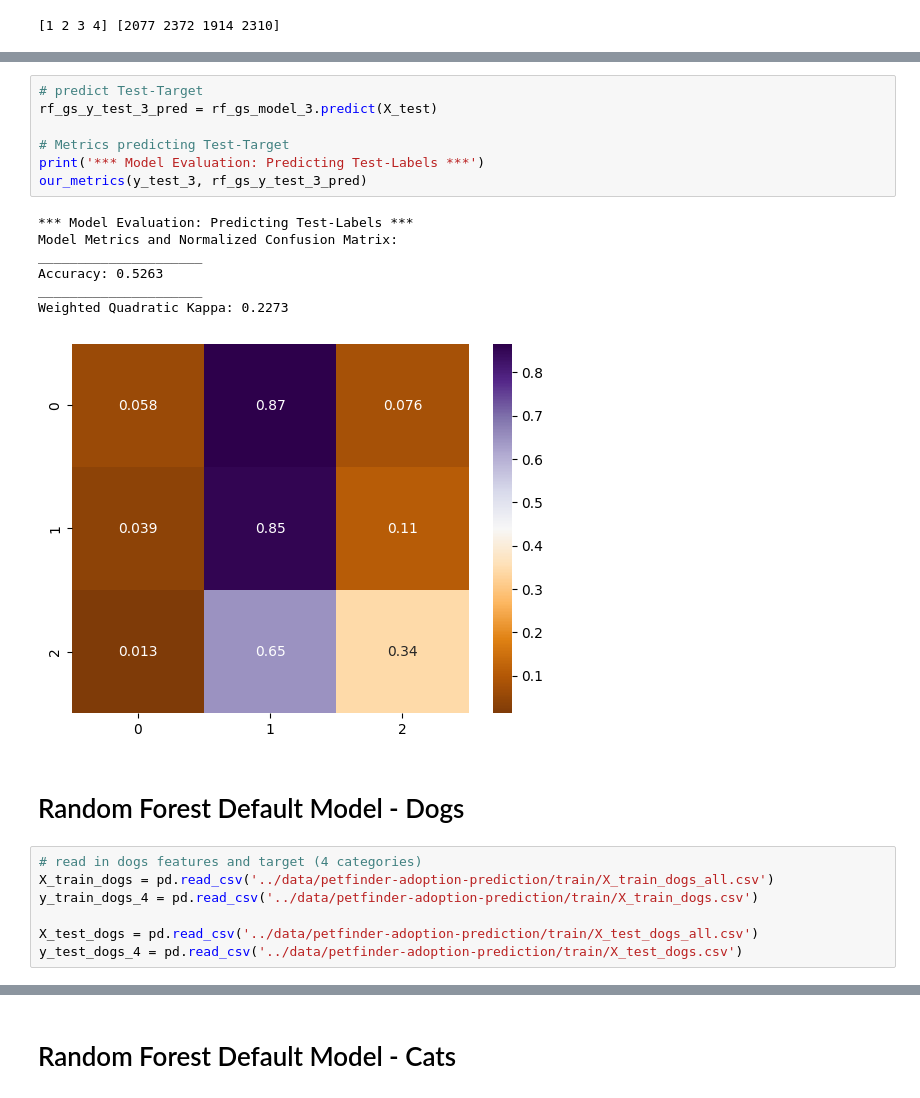
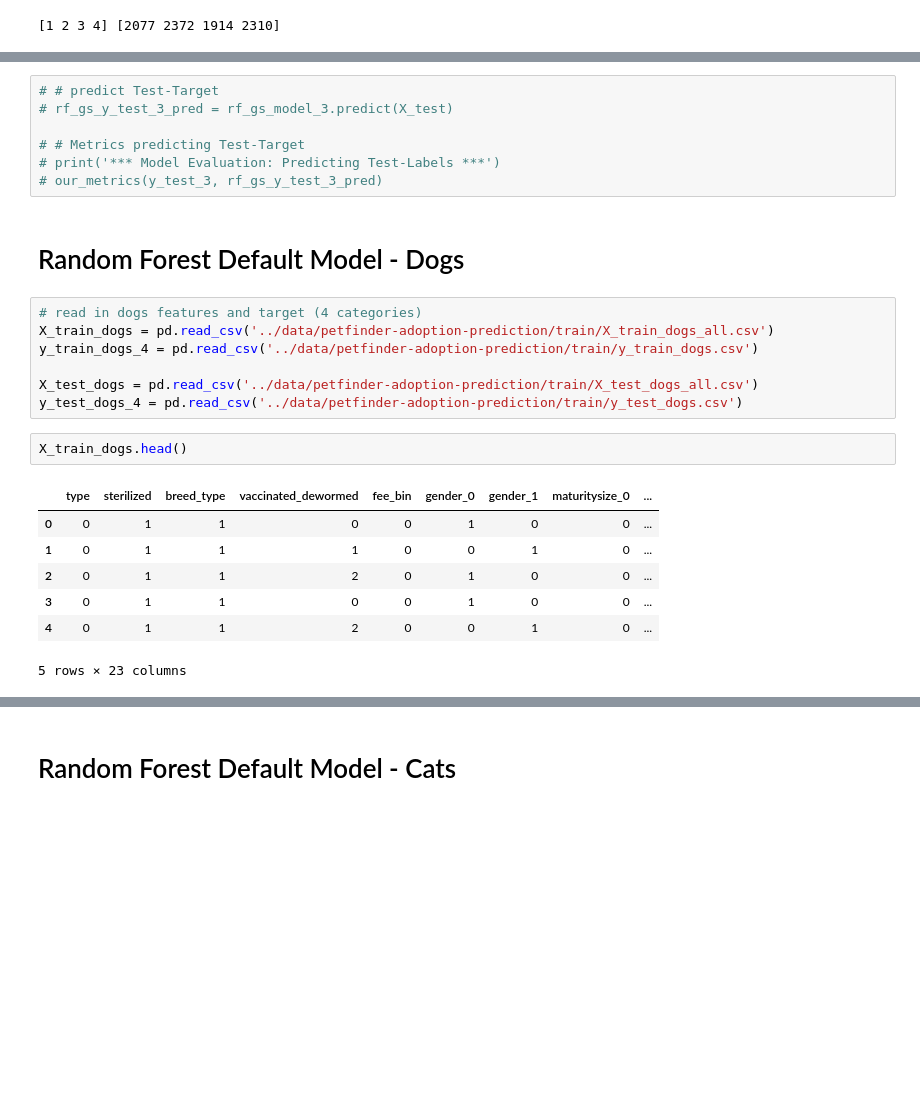
Before and after one commit to LanaCasselmann/ds_capstone_pet_adoptability, a Jupyter notebook: notebooks/forests.ipynb, the cells around one changed output, grey strips where cells are left out. Saved outputs shown, nothing was run; the diff lists cells and outputs as text; blank space fills up the shorter version.

```diff
--- a/notebooks/forests.ipynb
+++ b/notebooks/forests.ipynb
@@ -506,26 +329,28 @@ Weighted Quadratic Kappa: 0.3467
 # %%
-# predict Test-Target
-rf_gs_y_test_3_pred = rf_gs_model_3.predict(X_test)
+# # predict Test-Target
+# rf_gs_y_test_3_pred = rf_gs_model_3.predict(X_test)
 
-# Metrics predicting Test-Target
-print('*** Model Evaluation: Predicting Test-Labels ***')
-our_metrics(y_test_3, rf_gs_y_test_3_pred)
+# # Metrics predicting Test-Target
+# print('*** Model Evaluation: Predicting Test-Labels ***')
+# our_metrics(y_test_3, rf_gs_y_test_3_pred)
-# %% [output]
-*** Model Evaluation: Predicting Test-Labels ***
-Model Metrics and Normalized Confusion Matrix:
-_____________________
-Accuracy: 0.5263
-_____________________
-Weighted Quadratic Kappa: 0.2273
-[figure, removed]
 # %% [markdown]
 # Random Forest Default Model - Dogs
 # %%
 # read in dogs features and target (4 categories)
 X_train_dogs = pd.read_csv('../data/petfinder-adoption-prediction/train/X_train_dogs_all.csv')
-y_train_dogs_4 = pd.read_csv('../data/petfinder-adoption-prediction/train/X_train_dogs.csv')
+y_train_dogs_4 = pd.read_csv('../data/petfinder-adoption-prediction/train/y_train_dogs.csv')
 
 X_test_dogs = pd.read_csv('../data/petfinder-adoption-prediction/train/X_test_dogs_all.csv')
-y_test_dogs_4 = pd.read_csv('../data/petfinder-adoption-prediction/train/X_test_dogs.csv')
+y_test_dogs_4 = pd.read_csv('../data/petfinder-adoption-prediction/train/y_test_dogs.csv')
+# %%
+X_train_dogs.head()
+# %% [output]
+|  | type | sterilized | breed_type | vaccinated_dewormed | fee_bin | gender_0 | gender_1 | maturitysize_0 | ... |
+| 0 | 0 | 1 | 1 | 0 | 0 | 1 | 0 | 0 | ... |
+| 1 | 0 | 1 | 1 | 1 | 0 | 0 | 1 | 0 | ... |
+| 2 | 0 | 1 | 1 | 2 | 0 | 1 | 0 | 0 | ... |
+| 3 | 0 | 1 | 1 | 0 | 0 | 1 | 0 | 0 | ... |
+| 4 | 0 | 1 | 1 | 2 | 0 | 0 | 1 | 0 | ... |
+5 rows × 23 columns
 # %%
 # instantiate and fit the default RFC on dogs
```
Also changed, not shown: parts of 20 cells of this notebook, 1 other file.
